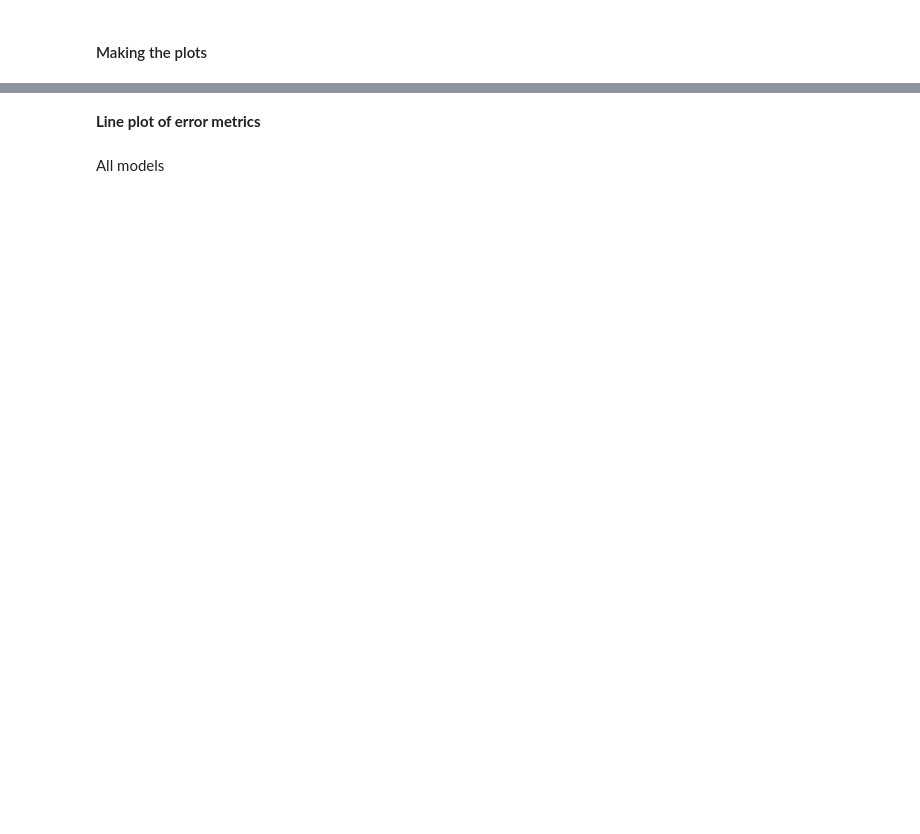
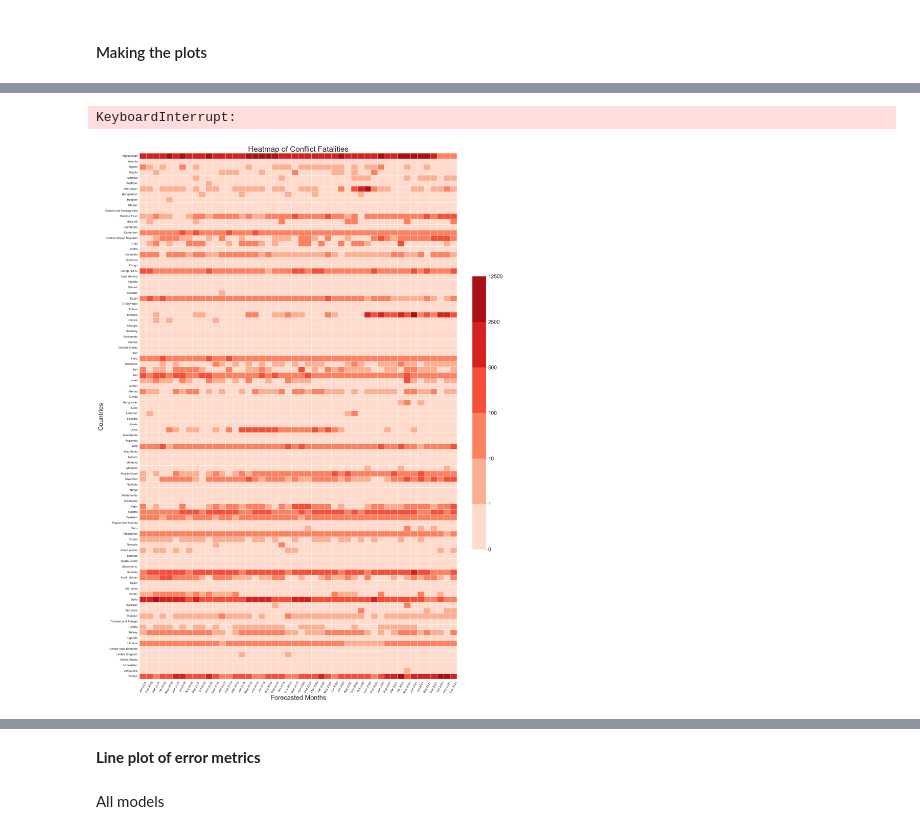
Before and after one commit to simondrauz/bachelor_thesis, a Jupyter notebook: plotting_error_metrics.ipynb, the cells around one changed output, grey strips where cells are left out. Saved outputs shown, nothing was run; the diff lists cells and outputs as text; code cells hidden in the pictures; blank space fills up the shorter version.

```diff
--- a/plotting_error_metrics.ipynb
+++ b/plotting_error_metrics.ipynb
@@ -43,11 +48,11 @@ model_scientific_identifiers_all = ['$B_{HMV}$', '$B_{HV}$', '$M_{1, NB}$', '$M_
 score_types = ['crps', 'interval_score', 'ignorance_score']
-# %%
-# Read the parquet files back into dataframes, and store them in a dictionary
-import_path = r'C:\Users\Uwe Drauz\Documents\bachelor_thesis_local\personal_competition_data\Results\\'
-scores_dict_imp = {}
-for model_identifier in model_identifiers_all:
-    scores_dict_imp[model_identifier] = {}
-    for score_type in score_types:
-        scores_dict_imp[model_identifier][score_type] = {}
-        for score_name in ['average_over_all_months', 'averages_per_month_and_year', 'averages_per_montg_year_and_country']:
-            scores_dict_imp[model_identifier][score_type][score_name] = pd.read_parquet(import_path + f'metrics/{model_identifier}_{score_name}_{score_type}.parquet')
+# %%
+# Read the parquet files back into dataframes, and store them in a dictionary
+import_path = r'C:\Users\Uwe Drauz\Documents\bachelor_thesis_local\personal_competition_data\Results\\'
+scores_dict_imp = {}
+for model_identifier in model_identifiers_all:
+    scores_dict_imp[model_identifier] = {}
+    for score_type in score_types:
+        scores_dict_imp[model_identifier][score_type] = {}
+        for score_name in ['average_over_all_months', 'averages_per_month_and_year', 'averages_per_montg_year_and_country']:
+            scores_dict_imp[model_identifier][score_type][score_name] = pd.read_parquet(import_path + f'metrics_with_thinning/{model_identifier}_{score_name}_{score_type}.parquet')
@@ -243,0 +619,5 @@ def plot_model_scores_scientific_labels(df, score_type, model_identifiers, scien
+# %%
+for heatmap_model, heatmap_model_scientific in zip(model_identifiers_all, model_scientific_identifiers_all):
+    plot_heatmap(metrics, score_info[score_index], feature_and_actuals_countries_non_zero, "subset_B",heatmap_model, heatmap_model_scientific, colors_heatmap, custom_scale=True, export=True)
+# %% [output]
+KeyboardInterrupt:
@@ -243,0 +632,4 @@ def plot_model_scores_scientific_labels(df, score_type, model_identifiers, scien
+# %%
+plot_heatmap_fat(metrics, feature_and_actuals_countries_non_zero, 'subset_B', colors_heatmap, custom_scale=True, export=True)
+# %% [output]
+[figure, added]
```
Also changed, not shown: parts of 70 cells of this notebook.
